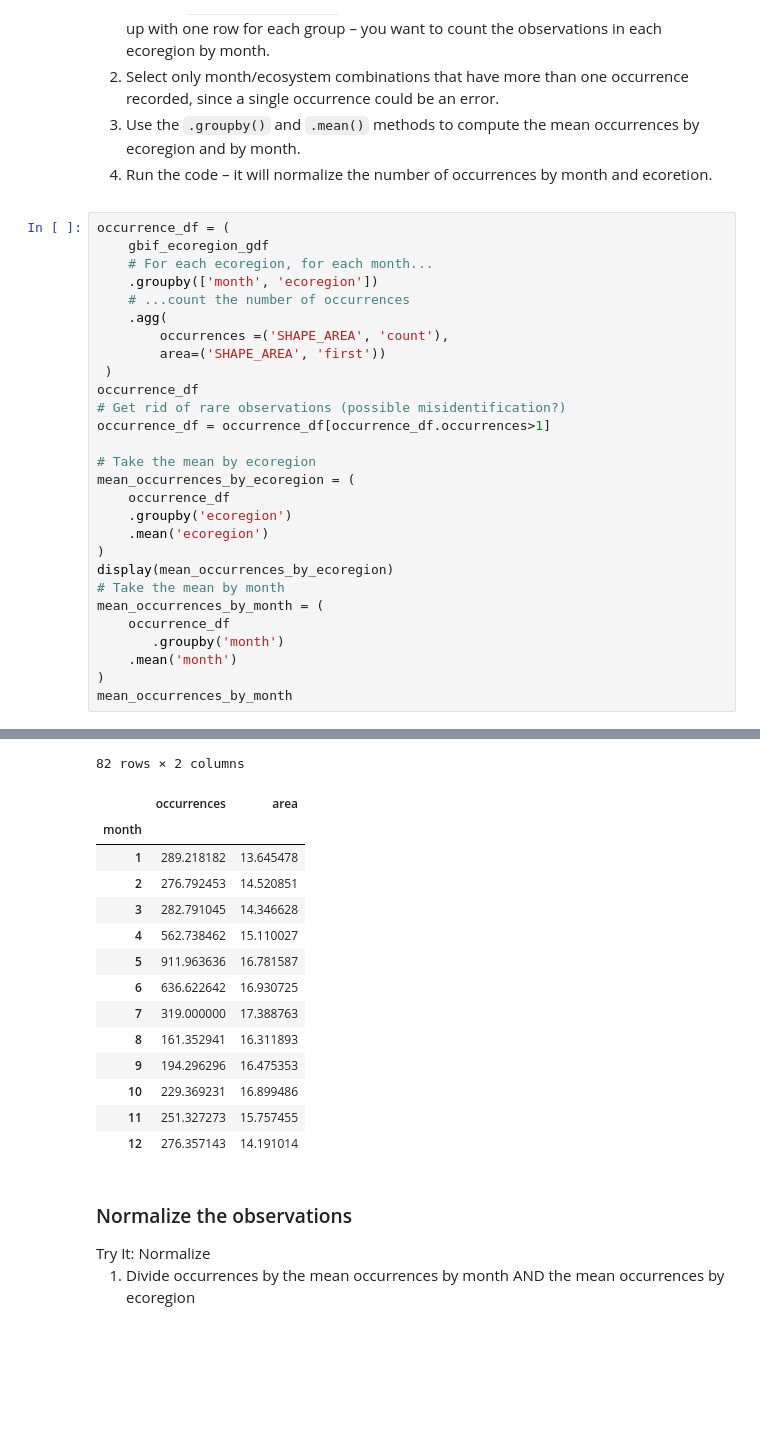
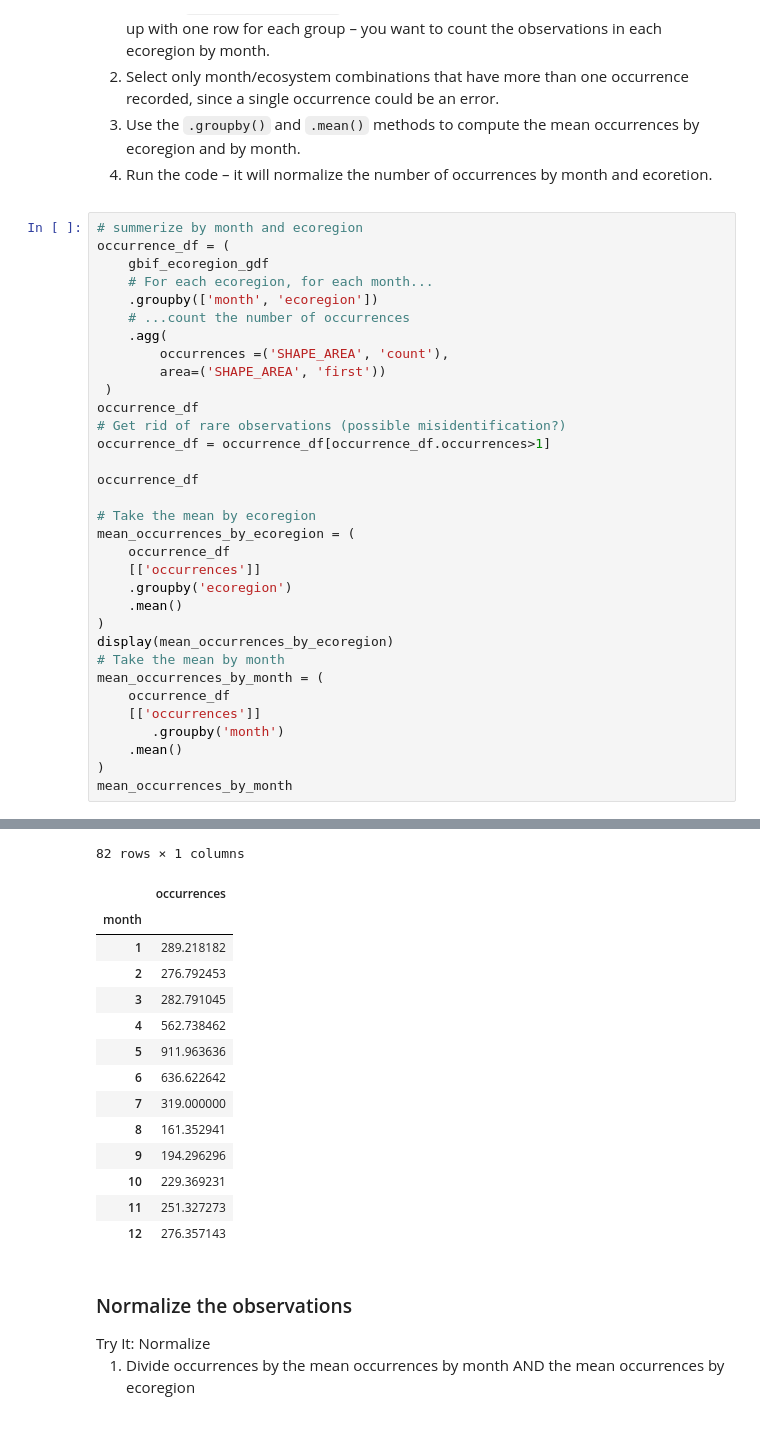
Before and after one commit to cu-esiil-edu/03-migration-tcharging9788, a Jupyter notebook: notebooks/migration-32-normalize.ipynb, the cells around one changed output, grey strips where cells are left out. Drawn from its saved outputs; the diff is of its cells as text; blank space fills up the shorter version.

```diff
--- a/notebooks/migration-32-normalize.ipynb
+++ b/notebooks/migration-32-normalize.ipynb
@@ -89,6 +89,7 @@ compute the mean occurrences by ecoregion and by month.</li>
 and ecoretion.</li>
 </ol></div></div>
 # %%
+# summerize by month and ecoregion
 occurrence_df = (
     gbif_ecoregion_gdf
     # For each ecoregion, for each month...
@@ -102,18 +103,22 @@ occurrence_df
 # Get rid of rare observations (possible misidentification?)
 occurrence_df = occurrence_df[occurrence_df.occurrences>1]
 
+occurrence_df
+
 # Take the mean by ecoregion
 mean_occurrences_by_ecoregion = (
     occurrence_df
+    [['occurrences']]
     .groupby('ecoregion')
-    .mean('ecoregion')
+    .mean()
 )
 display(mean_occurrences_by_ecoregion)
 # Take the mean by month
 mean_occurrences_by_month = (
     occurrence_df
+    [['occurrences']]
        .groupby('month')
-    .mean('month')
+    .mean()
 )
 mean_occurrences_by_month
 # %% [output]
@@ -133,18 +138,18 @@ mean_occurrences_by_month
-82 rows × 2 columns
+82 rows × 1 columns
-|  | occurrences | area |
-| month |  |  |
-| 1 | 289.218182 | 13.645478 |
-| 2 | 276.792453 | 14.520851 |
-| 3 | 282.791045 | 14.346628 |
-| 4 | 562.738462 | 15.110027 |
-| 5 | 911.963636 | 16.781587 |
-| 6 | 636.622642 | 16.930725 |
-| 7 | 319.000000 | 17.388763 |
-| 8 | 161.352941 | 16.311893 |
-| 9 | 194.296296 | 16.475353 |
-| 10 | 229.369231 | 16.899486 |
-| 11 | 251.327273 | 15.757455 |
-| 12 | 276.357143 | 14.191014 |
+|  | occurrences |
+| month |  |
+| 1 | 289.218182 |
+| 2 | 276.792453 |
+| 3 | 282.791045 |
+| 4 | 562.738462 |
+| 5 | 911.963636 |
+| 6 | 636.622642 |
+| 7 | 319.000000 |
+| 8 | 161.352941 |
+| 9 | 194.296296 |
+| 10 | 229.369231 |
+| 11 | 251.327273 |
+| 12 | 276.357143 |
 # %% [markdown]
 ### Normalize the observations
 
```
Also changed, not shown: parts of 4 cells of this notebook.
